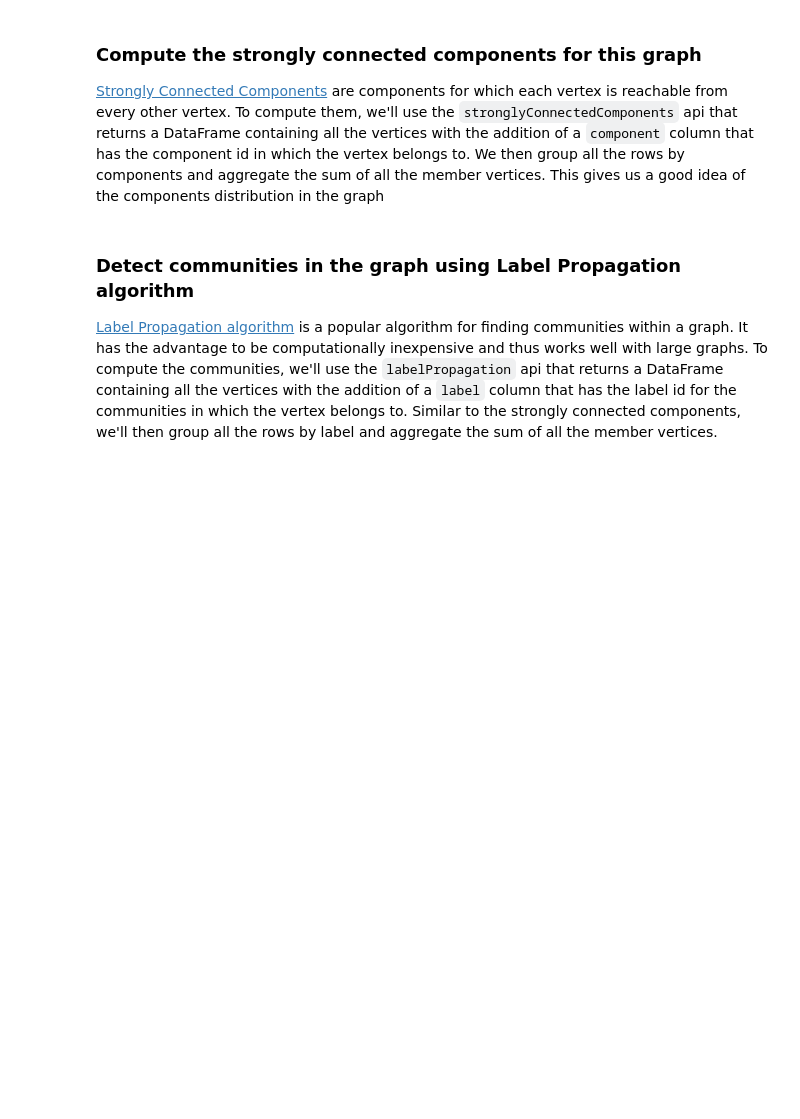
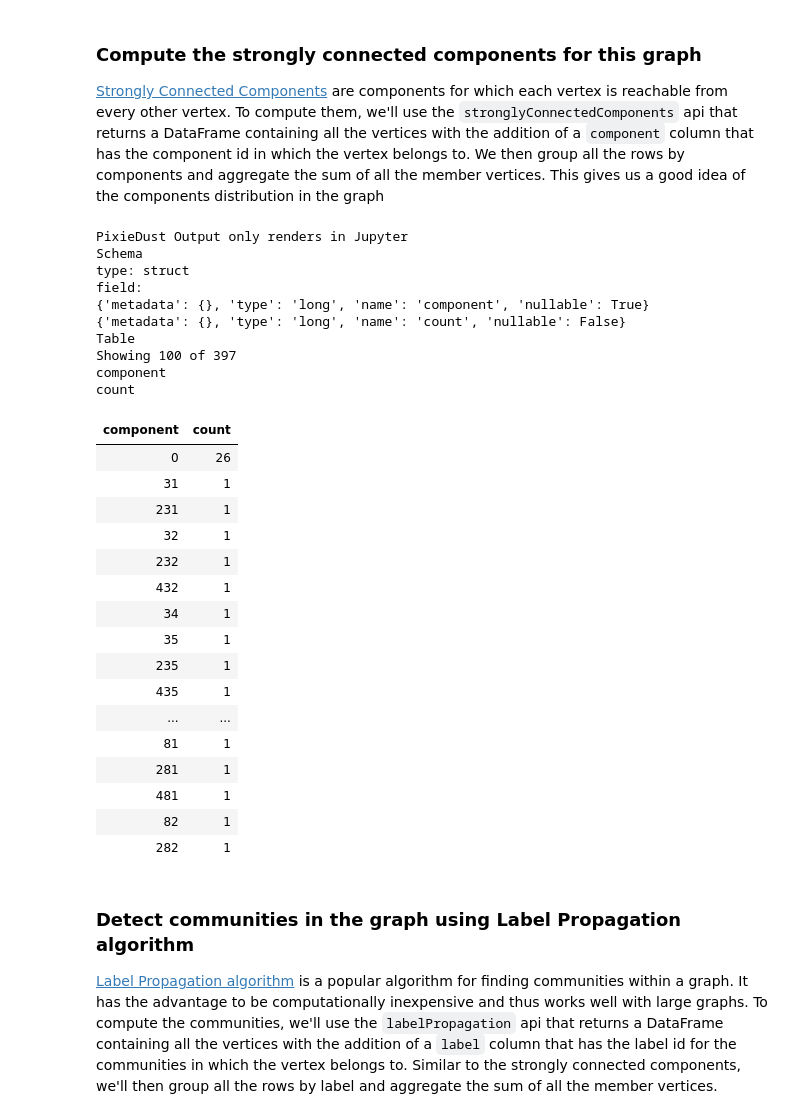
Before and after one commit to pixiedust/pixiedust, a Jupyter notebook: notebook/GraphFrame with Pixiedust.ipynb, the cells around one changed output. Saved outputs shown, nothing was run; the diff lists cells and outputs as text; code cells hidden in the pictures; blank space fills up the shorter version.

```diff
--- a/notebook/GraphFrame with Pixiedust.ipynb
+++ b/notebook/GraphFrame with Pixiedust.ipynb
@@ -263,8 +309,36 @@ c
 # %%
 from pyspark.sql.functions import *
 components = g.stronglyConnectedComponents(maxIter=10).select("id","component")\
-    .groupBy("component").agg(F.count("id").alias("count")).orderBy(desc("count"))
+    .groupBy("component").agg(count("id").alias("count")).orderBy(desc("count"))
 display(components)
+# %% [output]
+PixieDust Output only renders in Jupyter
+Schema
+type: struct
+field:
+{'metadata': {}, 'type': 'long', 'name': 'component', 'nullable': True}
+{'metadata': {}, 'type': 'long', 'name': 'count', 'nullable': False}
+Table
+Showing 100 of 397
+component
+count
+| component | count |
+| 0 | 26 |
+| 31 | 1 |
+| 231 | 1 |
+| 32 | 1 |
+| 232 | 1 |
+| 432 | 1 |
+| 34 | 1 |
+| 35 | 1 |
+| 235 | 1 |
+| 435 | 1 |
+| ... | ... |
+| 81 | 1 |
+| 281 | 1 |
+| 481 | 1 |
+| 82 | 1 |
+| 282 | 1 |
 # %% [markdown]
 ### Detect communities in the graph using Label Propagation algorithm
 [Label Propagation algorithm](https://en.wikipedia.org/wiki/Label_Propagation_Algorithm) is a popular algorithm for finding communities within a graph. It has the advantage to be computationally inexpensive and thus works well with large graphs. To compute the communities, we'll use the `labelPropagation` api that returns a DataFrame containing all the vertices with the addition of a `label` column that has the label id for the communities in which the vertex belongs to. Similar to the strongly connected components, we'll then group all the rows by label and aggregate the sum of all the member vertices.
```
Also changed, not shown: parts of 8 cells of this notebook.
